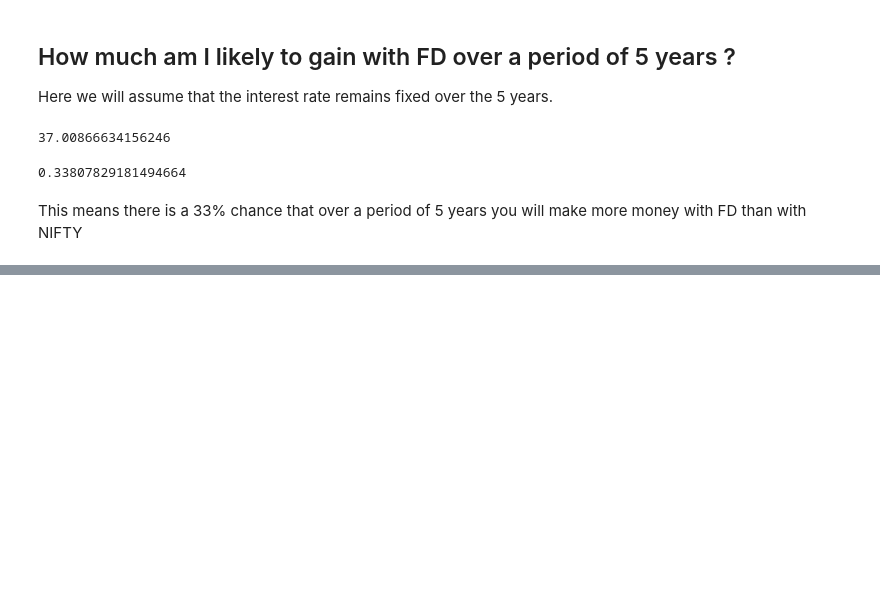
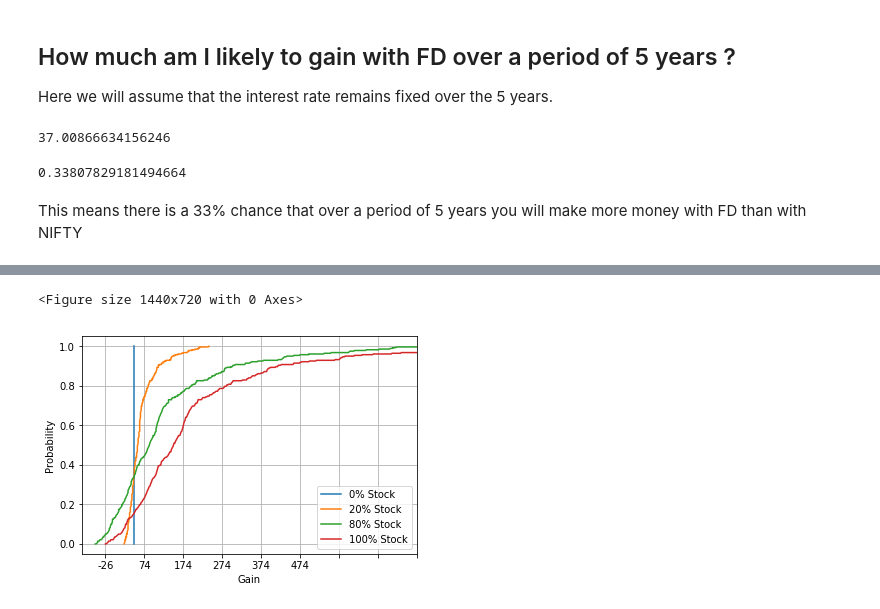
Before and after one commit to Sdaas/nifty-analysis, a Jupyter notebook: nifty_returns.ipynb, the cells around one changed output, grey strips where cells are left out. Saved outputs shown, nothing was run; the diff lists cells and outputs as text; code cells hidden in the pictures; blank space fills up the shorter version.

```diff
--- a/nifty_returns.ipynb
+++ b/nifty_returns.ipynb
@@ -181,8 +181,8 @@ Here we will assume that the interest rate remains fixed over the 5 years.
 annual_interest_rate = 6.5   # express the annual interest rate in percentage
 r = annual_interest_rate / 100
 end_value = (1+r) ** 5
-gain = (end_value - 1) * 100 # Gain expressed as a percentage
-gain
+fd_gain = (end_value - 1) * 100 # Gain expressed as a percentage
+fd_gain
 # %% [output]
 37.00866634156246
 # %%
@@ -193,0 +201,24 @@ This means there is a 33% chance that over a period of 5 years you will make mor
+# %%
+def mix(cdf, mix, fd_gain) :
+    tmp = cdf.copy(deep=True)
+    tmp['G'] = tmp['Gain'].apply(lambda r : int(mix * r + (1.0-mix) * fd_gain))
+    return tmp
+# %%
+x0 = mix(gcdf, 0.0, fd_gain)
+x20 = mix(gcdf, 0.2, fd_gain)
+x80 = mix(gcdf, 0.8, fd_gain)
+x100 = mix(gcdf, 1.0, fd_gain)
+
+plt.figure(figsize=(20,10))
+ax = x0.plot(x='G',y='Probability')
+x20.plot(x='G',y='Probability', ax=ax)
+x80.plot(x='G',y='Probability', ax=ax)
+x100.plot(x='G',y='Probability', ax=ax)
+plt.xlim(-30,400)
+plt.xlabel('Gain')
+plt.ylabel('Probability')
+plt.legend(['0% Stock','20% Stock','80% Stock','100% Stock'])
+plt.grid(True)
+# %% [output]
+<Figure size 1440x720 with 0 Axes>
+[figure, added]
```
Also changed, not shown: parts of 4 cells of this notebook.
